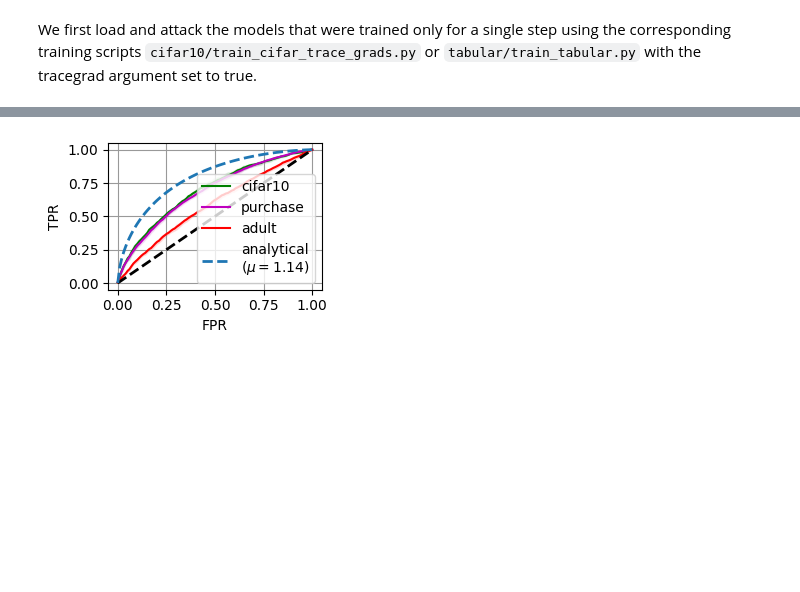
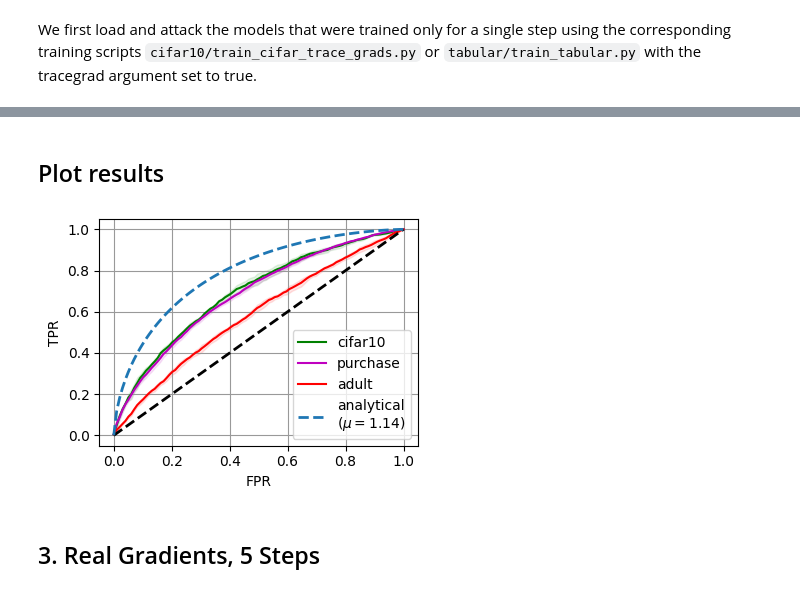
Before and after one commit to tleemann/gaussian_mip, a Jupyter notebook: notebooks/GLiRAttack.ipynb, the cells around one changed output, grey strips where cells are left out. Cells and saved outputs as stored; diff of their text form; code cells hidden in the pictures; blank space fills up the shorter version.

```diff
--- a/notebooks/GLiRAttack.ipynb
+++ b/notebooks/GLiRAttack.ipynb
@@ -291,7 +299,7 @@ def run_glir_single_step(params_use, models_use = 5):
 fs_use = np.linspace(0,1,100)
 ts_rates_all = {}
 for dset in ["cifar10", "purchase", "adult"]:
-    scores_list = run_glir_single_step(params_list[dset], models_use = 5)
+    scores_list = run_glir_multi_step(params_list[dset], models_use = 5, steps_use = 1)
     ts_rates_all[dset] = interpolate_tprs(fs_use, scores_list)
 # %% [output]
 Using cache found in /home/dsar/.cache/torch/hub/chenyaofo_pytorch-cifar-models_master
@@ -369,21 +372,24 @@ switch to idx 1
 Inverting Sigma...
+# %% [markdown]
+## Plot results
 # %%
-#ts_rates_all = torch.load("figures/grad_attack_rates1.pt")
 colors = ["g", "m", "r"]
 for setup_use, color_use in zip(ts_rates_all.keys(), colors):
     mean_rnd = np.mean(ts_rates_all[setup_use], axis=0)
     mean_rnd_std = np.std(ts_rates_all[setup_use], axis=0) # Standard error
     plt.fill_between(fs_use, mean_rnd-mean_rnd_std, mean_rnd+mean_rnd_std, color=color_use, alpha = 0.1)
     plt.plot(fs_use, mean_rnd, label = f"{setup_use}", color=color_use)
 
 plt.plot(fs_use, fs_use, "--k", linewidth=2)
 
 plt.plot(fs_use, analytical_tpr(fs_use, 1.14), "--", color="tab:blue", label = "analytical\n($\mu=1.14$)", linewidth=2)
 plt.ylabel("TPR")
 plt.xlabel("FPR")
 plt.legend(loc="lower right")
 plt.grid(color='0.6')
-plt.gcf().set_size_inches(3.0,2.2)
+plt.gcf().set_size_inches(4.0,3.0)
 plt.tight_layout()
 # %% [output]
-[figure, old version]
+[figure, new version]
+# %% [markdown]
+## 3. Real Gradients, 5 Steps
```
Also changed, not shown: parts of 9 cells of this notebook, 2 other files.
